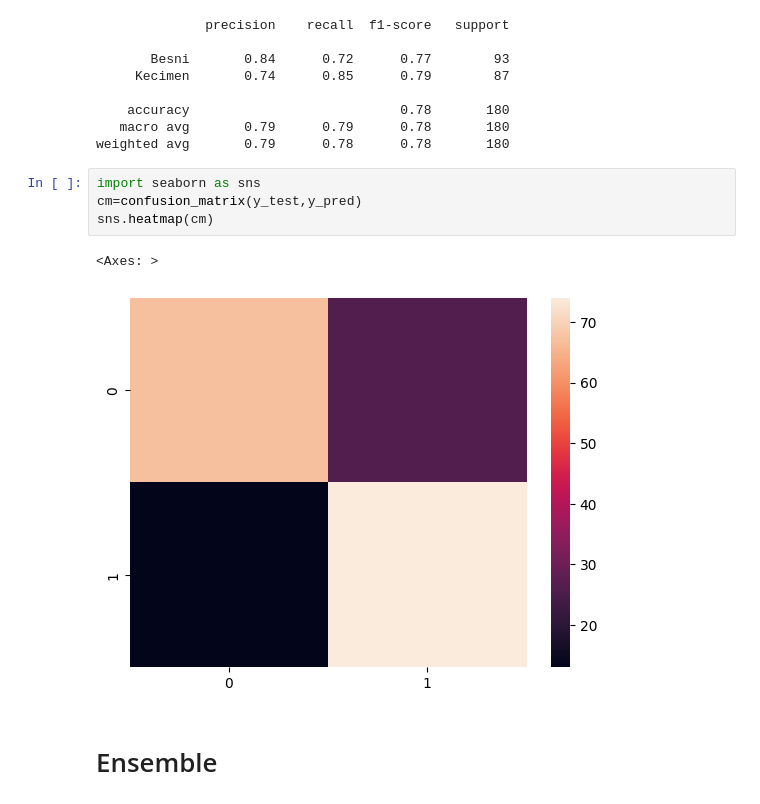
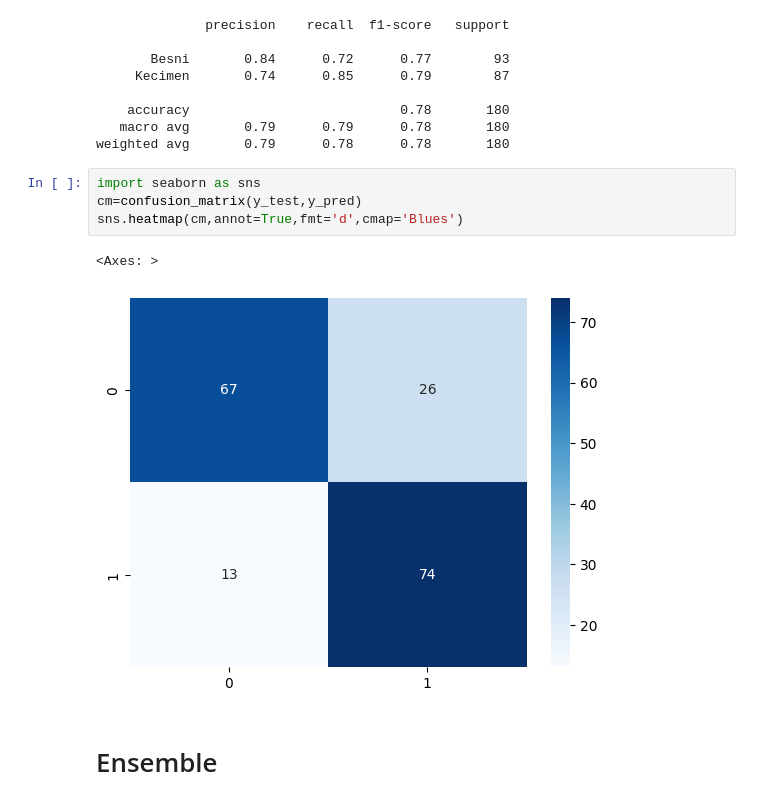
Before and after one commit to rupeshkumarp/ML, a Jupyter notebook: ensemble/majority_voting.ipynb, the cells around one changed output. Cells and saved outputs as stored; diff of their text form.

```diff
--- a/ensemble/majority_voting.ipynb
+++ b/ensemble/majority_voting.ipynb
@@ -45,10 +45,10 @@ weighted avg       0.79      0.78      0.78       180
 # %%
 import seaborn as sns
 cm=confusion_matrix(y_test,y_pred)
-sns.heatmap(cm)
+sns.heatmap(cm,annot=True,fmt='d',cmap='Blues')
 # %% [output]
 <Axes: >
-[figure, old version]
+[figure, new version]
 # %% [markdown]
 # Ensemble
 # %% [markdown]
```
Also changed, not shown: parts of 10 cells of this notebook.
